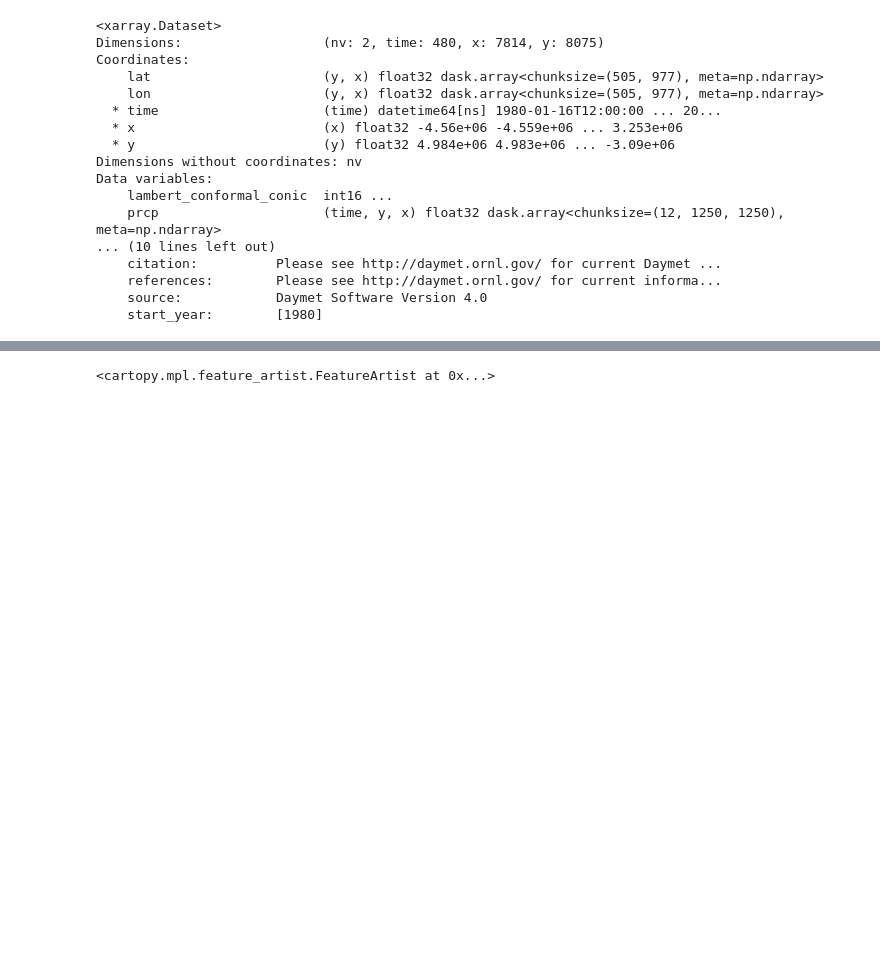
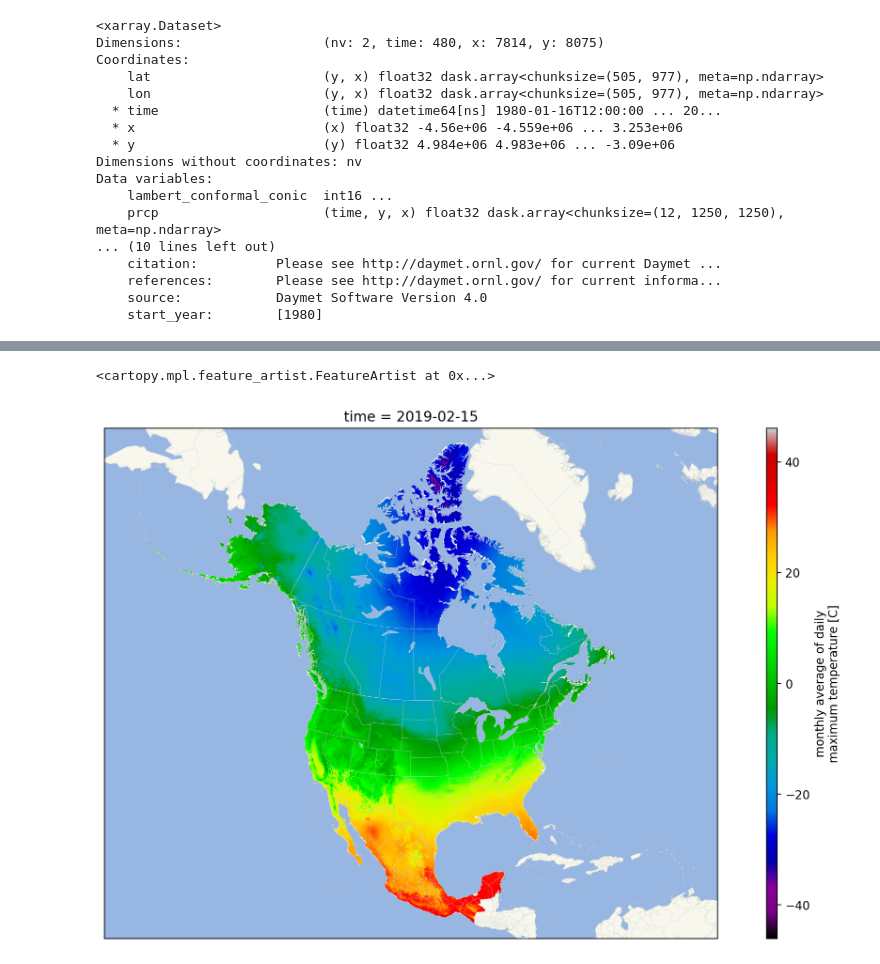
Before and after one commit to mmcfarland/pc-notebook-scratch, a Jupyter notebook: Daymet Hi Zarr.ipynb, the cells around one changed output, grey strips where cells are left out. Saved outputs shown, nothing was run; the diff lists cells and outputs as text; code cells hidden in the pictures; blank space fills up the shorter version.

```diff
--- a/Daymet Hi Zarr.ipynb
+++ b/Daymet Hi Zarr.ipynb
@@ -201,7 +157,9 @@ degrees C
 # %%
 %%time
-factor=2
+factor=1
 with xr.set_options(keep_attrs=True):
-    t_na = ds_na.tmax.sel(time="2018-04-16", method="nearest").coarsen(dim={'x': factor, 'y': factor}, boundary="trim").mean()
+    t_na = ds_na.tmax.sel(time="2019-02-15", method="nearest").coarsen(dim={'x': factor, 'y': factor}, boundary="trim").mean()
     t_na.attrs["units"] = "C"
+
+print(ds_na.tmax.shape, t_na.shape)
 # %% [output]
@@ -210,23 +169,23 @@ Wall time: 23.5 ms
 # %%
 %%time
 import cartopy
-fig = plt.figure(figsize=(15,8), dpi=100)
+fig = plt.figure(figsize=(15,8), dpi=200)
 
 ax = plt.axes(projection=prj)
 ax.set_extent([-145, -58, 9, 84])
-t_na.plot(ax=ax, transform=prj, cmap="gist_ncar", cbar_kwargs={"aspect": 50})
+t_na.plot(ax=ax, transform=prj, cmap="nipy_spectral", cbar_kwargs={"aspect": 50})
 
 ax.add_feature(cartopy.feature.OCEAN, zorder=0)
-ax.add_feature(cartopy.feature.LAND, zorder=0, linewidth=0)
+ax.add_feature(cartopy.feature.LAND, zorder=0, linewidth=0, facecolor="#f7f7ed")
 
 countries = cartopy.feature.NaturalEarthFeature(category='cultural',
-    name='admin_0_countries', scale="50m", facecolor="none")
+    name='admin_0_countries', scale="10m", facecolor="none")
 states = cartopy.feature.NaturalEarthFeature(category='cultural',
     name='admin_1_states_provinces_lines', scale="10m", facecolor="none")
 lakes = cartopy.feature.NaturalEarthFeature('physical', 'lakes',
     scale="110m", facecolor=cfeature.COLORS['water'])
 
-ax.add_feature(countries, zorder=2, linewidth=0.3, edgecolor="gray")
-ax.add_feature(states, zorder=3, linewidth=0.3, edgecolor="gray")
-ax.add_feature(lakes, zorder=4, linewidth=0.3, edgecolor="gray")
+ax.add_feature(countries, zorder=2, linewidth=0.2, edgecolor="lightgray")
+ax.add_feature(states, zorder=3, linewidth=0.2, edgecolor="lightgray")
+ax.add_feature(lakes, zorder=4, linewidth=0.3, edgecolor="lightgray")
 # %% [output]
@@ -235 +194,2 @@ Wall time: 25.9 s
 <cartopy.mpl.feature_artist.FeatureArtist at 0x...>
+[figure, added]
```
Also changed, not shown: parts of 5 cells of this notebook.
